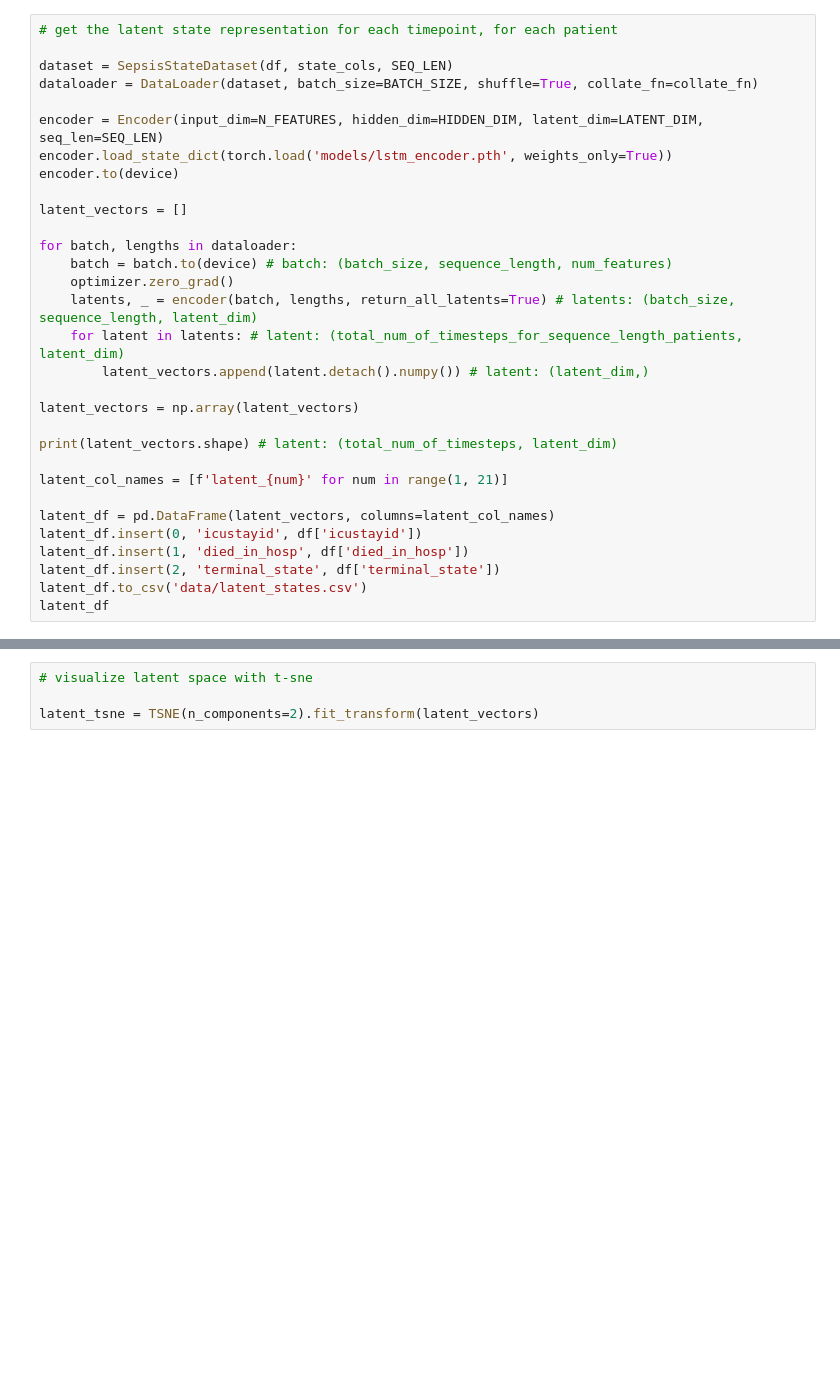
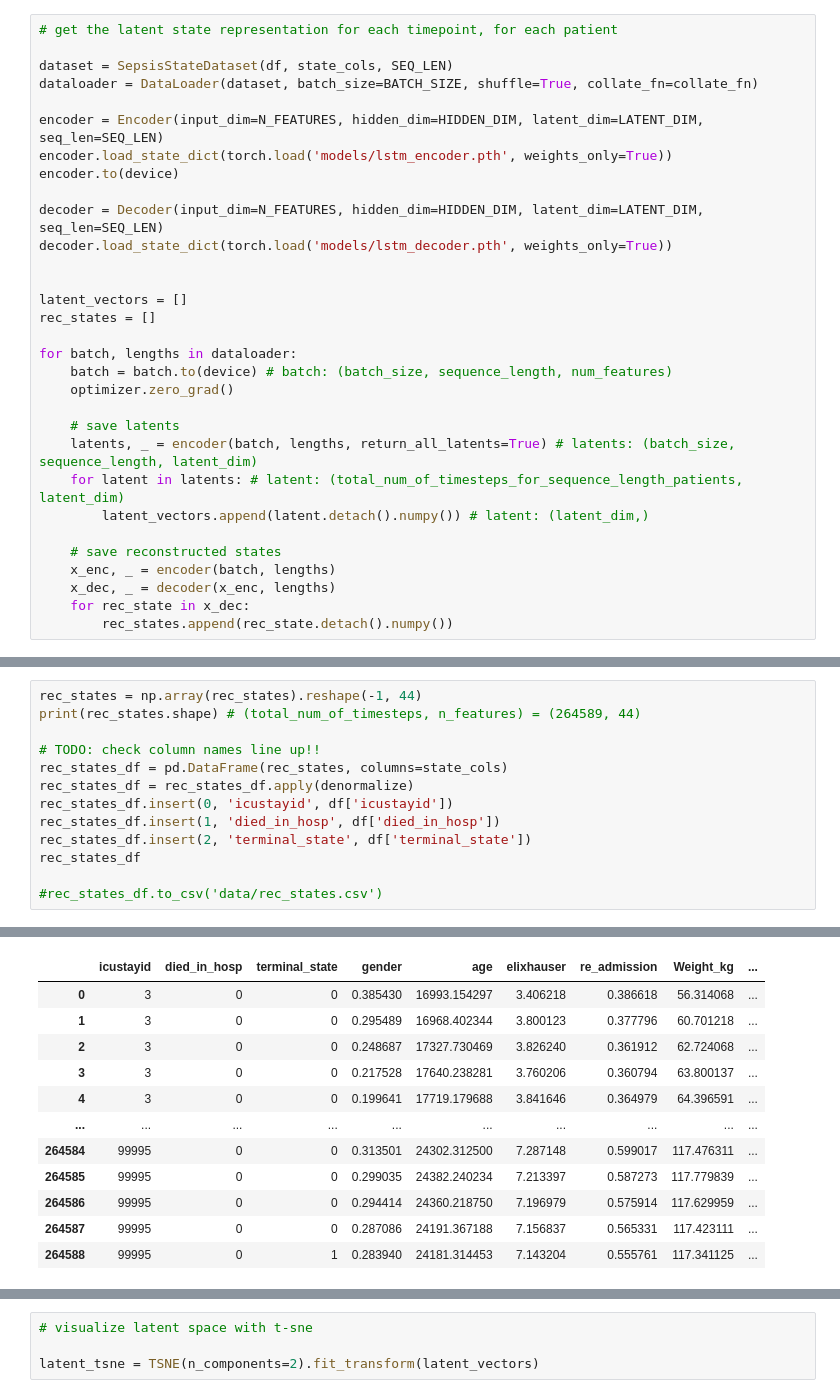
Before and after one commit to weissguy/rl-sepsis, a Jupyter notebook: mimic_states.ipynb, the cells around one changed output, grey strips where cells are left out. Cells and saved outputs as stored; diff of their text form; blank space fills up the shorter version.

```diff
--- a/mimic_states.ipynb
+++ b/mimic_states.ipynb
@@ -161,24 +210,24 @@ encoder = Encoder(input_dim=N_FEATURES, hidden_dim=HIDDEN_DIM, latent_dim=LATENT
 encoder.load_state_dict(torch.load('models/lstm_encoder.pth', weights_only=True))
 encoder.to(device)
 
+decoder = Decoder(input_dim=N_FEATURES, hidden_dim=HIDDEN_DIM, latent_dim=LATENT_DIM, seq_len=SEQ_LEN)
+decoder.load_state_dict(torch.load('models/lstm_decoder.pth', weights_only=True))
+
+
 latent_vectors = []
+rec_states = []
 
 for batch, lengths in dataloader:
     batch = batch.to(device) # batch: (batch_size, sequence_length, num_features)
     optimizer.zero_grad()
+
+    # save latents
     latents, _ = encoder(batch, lengths, return_all_latents=True) # latents: (batch_size, sequence_length, latent_dim)
     for latent in latents: # latent: (total_num_of_timesteps_for_sequence_length_patients, latent_dim)
         latent_vectors.append(latent.detach().numpy()) # latent: (latent_dim,)
 
-latent_vectors = np.array(latent_vectors)
-
-print(latent_vectors.shape) # latent: (total_num_of_timesteps, latent_dim)
-
-latent_col_names = [f'latent_{num}' for num in range(1, 21)]
-
-latent_df = pd.DataFrame(latent_vectors, columns=latent_col_names)
-latent_df.insert(0, 'icustayid', df['icustayid'])
-latent_df.insert(1, 'died_in_hosp', df['died_in_hosp'])
-latent_df.insert(2, 'terminal_state', df['terminal_state'])
-latent_df.to_csv('data/latent_states.csv')
-latent_df
+    # save reconstructed states
+    x_enc, _ = encoder(batch, lengths)
+    x_dec, _ = decoder(x_enc, lengths)
+    for rec_state in x_dec:
+        rec_states.append(rec_state.detach().numpy())
@@ -199,0 +260,14 @@ latent_df
+# %%
+rec_states = np.array(rec_states).reshape(-1, 44)
+print(rec_states.shape) # (total_num_of_timesteps, n_features) = (264589, 44)
+
+# TODO: check column names line up!!
+rec_states_df = pd.DataFrame(rec_states, columns=state_cols)
+rec_states_df = rec_states_df.apply(denormalize)
+rec_states_df.insert(0, 'icustayid', df['icustayid'])
+rec_states_df.insert(1, 'died_in_hosp', df['died_in_hosp'])
+rec_states_df.insert(2, 'terminal_state', df['terminal_state'])
+rec_states_df
+
+#rec_states_df.to_csv('data/rec_states.csv')
+# %% [output]
@@ -199,0 +275,12 @@ latent_df
+|  | icustayid | died_in_hosp | terminal_state | gender | age | elixhauser | re_admission | Weight_kg | ... |
+| 0 | 3 | 0 | 0 | 0.385430 | 16993.154297 | 3.406218 | 0.386618 | 56.314068 | ... |
+| 1 | 3 | 0 | 0 | 0.295489 | 16968.402344 | 3.800123 | 0.377796 | 60.701218 | ... |
+| 2 | 3 | 0 | 0 | 0.248687 | 17327.730469 | 3.826240 | 0.361912 | 62.724068 | ... |
+| 3 | 3 | 0 | 0 | 0.217528 | 17640.238281 | 3.760206 | 0.360794 | 63.800137 | ... |
+| 4 | 3 | 0 | 0 | 0.199641 | 17719.179688 | 3.841646 | 0.364979 | 64.396591 | ... |
+| ... | ... | ... | ... | ... | ... | ... | ... | ... | ... |
+| 264584 | 99995 | 0 | 0 | 0.313501 | 24302.312500 | 7.287148 | 0.599017 | 117.476311 | ... |
+| 264585 | 99995 | 0 | 0 | 0.299035 | 24382.240234 | 7.213397 | 0.587273 | 117.779839 | ... |
+| 264586 | 99995 | 0 | 0 | 0.294414 | 24360.218750 | 7.196979 | 0.575914 | 117.629959 | ... |
+| 264587 | 99995 | 0 | 0 | 0.287086 | 24191.367188 | 7.156837 | 0.565331 | 117.423111 | ... |
+| 264588 | 99995 | 0 | 1 | 0.283940 | 24181.314453 | 7.143204 | 0.555761 | 117.341125 | ... |
```
Also changed, not shown: parts of 13 cells of this notebook, 7 other files.
